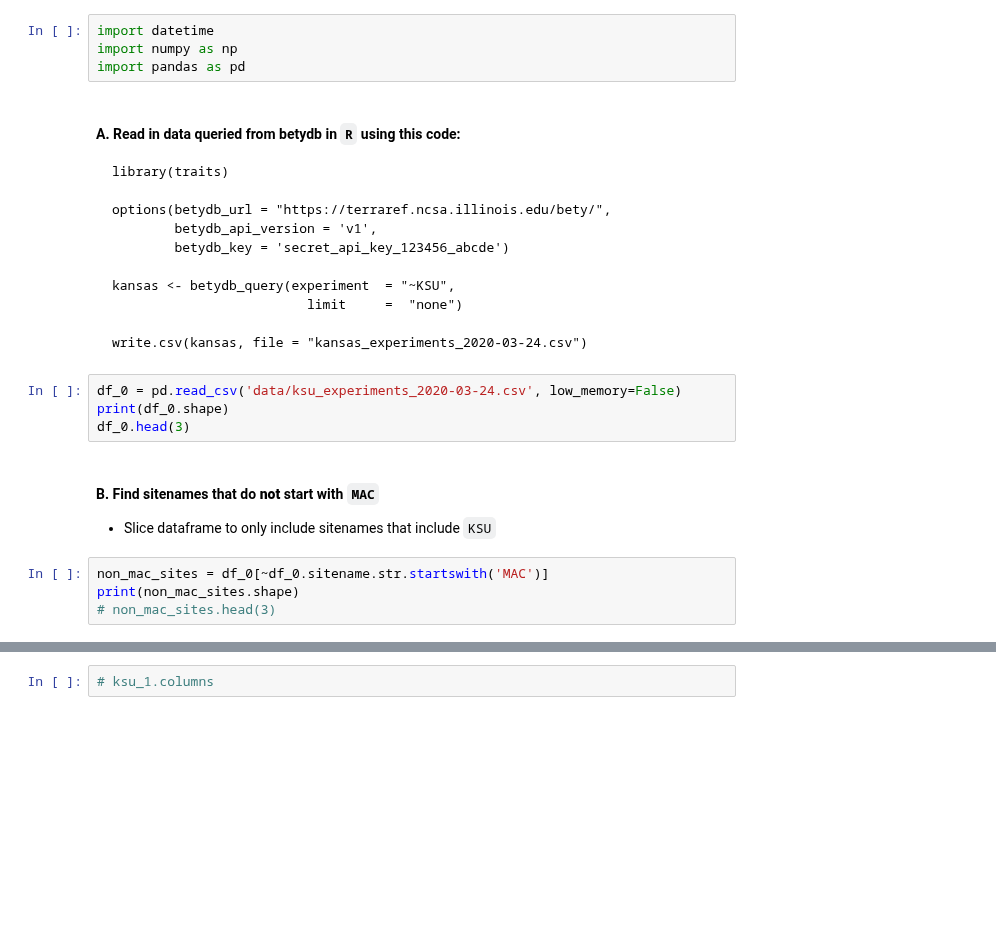
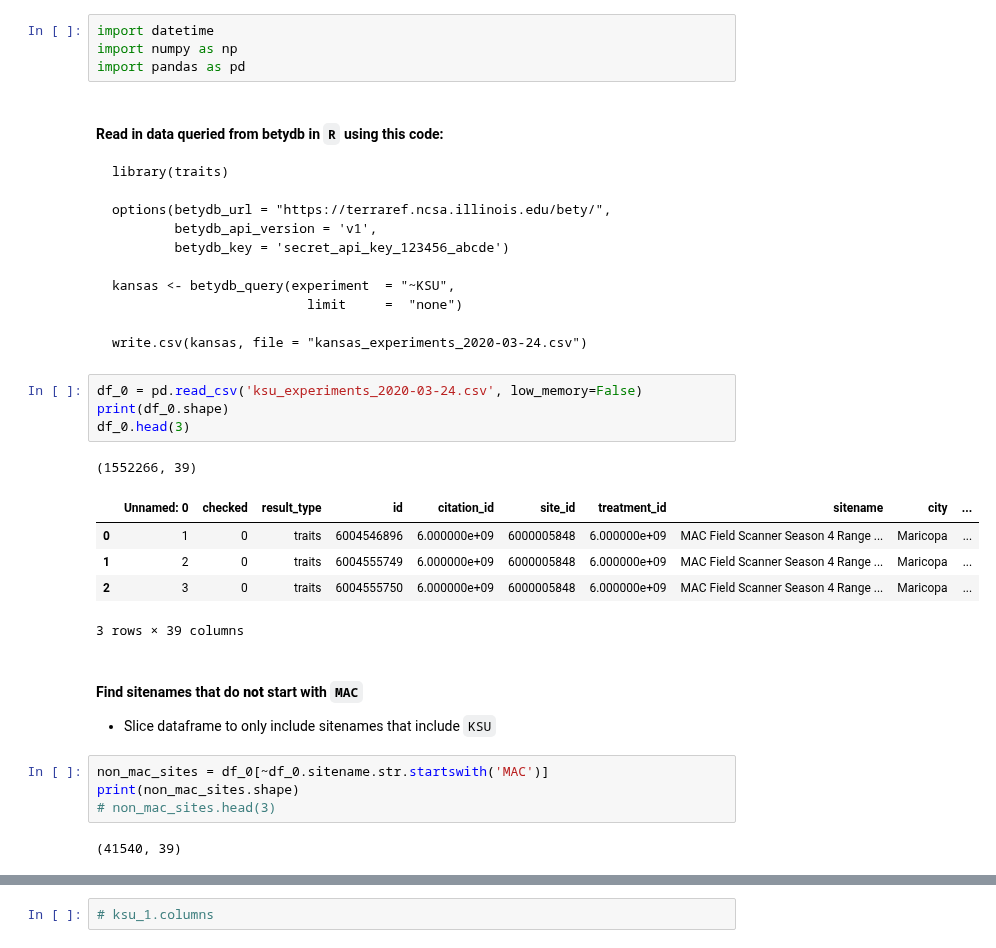
Before and after one commit to genophenoenvo/terraref-datasets, a Jupyter notebook: notebooks/ksu_data_cleaning_2020-04_07.ipynb, the cells around one changed output, grey strips where cells are left out. Saved outputs shown, nothing was run; the diff lists cells and outputs as text; blank space fills up the shorter version.

````diff
--- a/notebooks/ksu_data_cleaning_2020-04_07.ipynb
+++ b/notebooks/ksu_data_cleaning_2020-04_07.ipynb
@@ -8,7 +8,7 @@ import datetime
 import numpy as np
 import pandas as pd
 # %% [markdown]
-#### A. Read in data queried from betydb in `R` using this code:
+#### Read in data queried from betydb in `R` using this code:
 ```
 library(traits)
 
@@ -22,16 +22,25 @@ kansas <- betydb_query(experiment  = "~KSU",
 write.csv(kansas, file = "kansas_experiments_2020-03-24.csv")
 ```
 # %%
-df_0 = pd.read_csv('data/ksu_experiments_2020-03-24.csv', low_memory=False)
+df_0 = pd.read_csv('ksu_experiments_2020-03-24.csv', low_memory=False)
 print(df_0.shape)
 df_0.head(3)
+# %% [output]
+(1552266, 39)
+|  | Unnamed: 0 | checked | result_type | id | citation_id | site_id | treatment_id | sitename | city | ... |
+| 0 | 1 | 0 | traits | 6004546896 | 6.000000e+09 | 6000005848 | 6.000000e+09 | MAC Field Scanner Season 4 Range ... | Maricopa | ... |
+| 1 | 2 | 0 | traits | 6004555749 | 6.000000e+09 | 6000005848 | 6.000000e+09 | MAC Field Scanner Season 4 Range ... | Maricopa | ... |
+| 2 | 3 | 0 | traits | 6004555750 | 6.000000e+09 | 6000005848 | 6.000000e+09 | MAC Field Scanner Season 4 Range ... | Maricopa | ... |
+3 rows × 39 columns
 # %% [markdown]
-#### B. Find sitenames that do **not** start with `MAC`
+#### Find sitenames that do **not** start with `MAC`
 - Slice dataframe to only include sitenames that include `KSU`
 # %%
 non_mac_sites = df_0[~df_0.sitename.str.startswith('MAC')]
 print(non_mac_sites.shape)
 # non_mac_sites.head(3)
+# %% [output]
+(41540, 39)
 # %%
 print(non_mac_sites.raw_date.min())
 print(non_mac_sites.raw_date.max())
````
Also changed, not shown: parts of 51 cells of this notebook.
